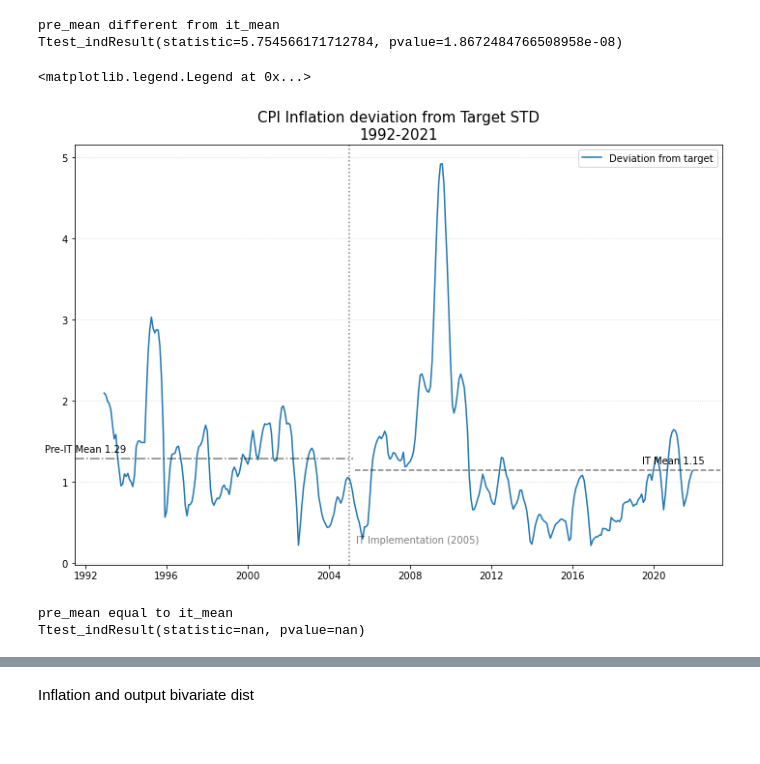
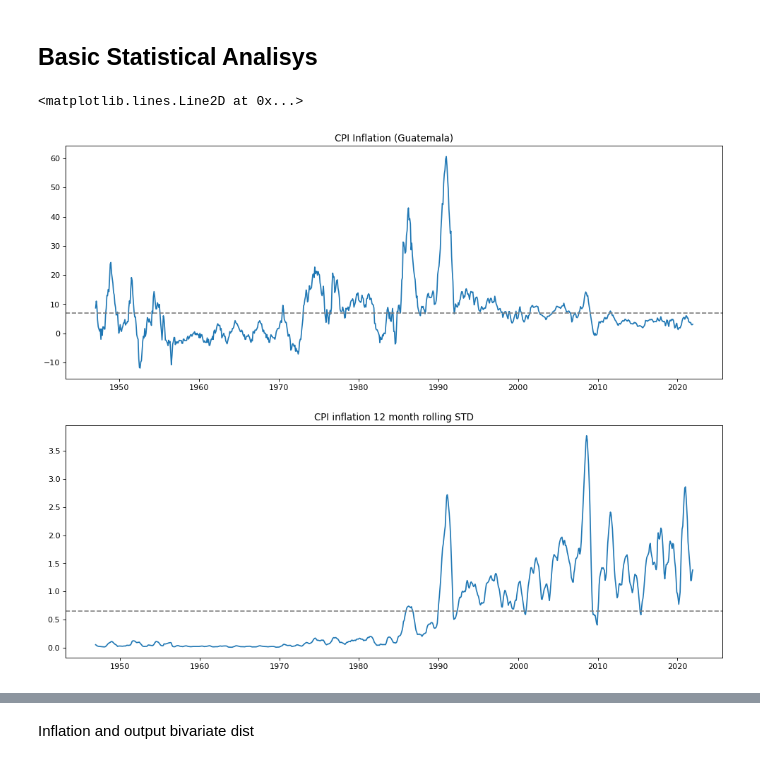
Before and after one commit to Marianojgm86/GARCH-CODES, a Jupyter notebook: 0_statistical-analisys.ipynb, the cells around one changed output, grey strips where cells are left out. Saved outputs shown, nothing was run; the diff lists cells and outputs as text; code cells hidden in the pictures.

```diff
--- a/0_statistical-analisys.ipynb
+++ b/0_statistical-analisys.ipynb
@@ -317,49 +17,2 @@ plt.legend()
-# %%
-# Test de diferencia de medias std
-from scipy import stats
-t_check=stats.ttest_ind(predf.desv_tar.values.tolist(),itdf.desv_tar.values.tolist())
-t_check
-alpha=0.05
-if(t_check[1]<alpha):
-    print('pre_mean different from it_mean')
-    print(t_check)
-else:
-    print('pre_mean equal to it_mean')
-    print(t_check)
-# %% [output]
-pre_mean different from it_mean
-Ttest_indResult(statistic=5.754566171712784, pvalue=1.8672484766508958e-08)
-# %%
-plt.figure(figsize=(12,8))
-plt.title('CPI Inflation deviation from Target STD\n1992-2021', fontsize=15)
-plt.plot(simdf.desv_tar_sd, label='Deviation from target')
-# plt.ylim([-1.5, 25])
-# plt.axhline(xmin=x0, xmax=x3, y=mean_all, color='k', linestyle='-')#, label='1995-2021 Mean {:.2f}'.format(np.mean(mean_all)))
-plt.axhline(xmin=x0, xmax=x1, y=vol_desv_pre, color='k', alpha = 0.5, linestyle='-.')#, label='Pre-IT Mean {:.2f}'.format(np.mean(pre_mean)))
-plt.axhline(xmin=x2, xmax=x3, y=vol_desv_it, color='k', alpha = 0.5, linestyle='--')#, label='IT Mean {:.2f}'.format(np.mean(it_mean)))
-plt.axvline(pd.to_datetime('2005-01-01'), color='k', linestyle=':', alpha=0.5)
-# plt.plot(simdf.v_cpi.rolling(12).mean(),linestyle='--', label='12-month rolling mean')
-plt.text(pd.to_datetime('2005-05-01'),0.25, 'IT Implementation (2005)', fontsize=10, alpha=0.5)
-plt.text(pd.to_datetime('1990-01-01'),vol_desv_pre+0.075, 'Pre-IT Mean {:.2f}'.format(vol_desv_pre), fontsize=10)
-plt.text(pd.to_datetime('2019-06-01'),vol_desv_it+0.075, 'IT Mean {:.2f}'.format(vol_desv_it), fontsize=10)
-# plt.text(pd.to_datetime('2018-01-01'),mean_all+0.15, '1995-2021 Mean {:.2f}'.format(np.mean(mean_all)), fontsize=10)
-plt.grid(axis='y', linestyle=':', alpha=0.5)
-plt.legend()
-# %% [output]
-<matplotlib.legend.Legend at 0x...>
-[figure, removed]
-# %%
-# Test de diferencia de medias std
-from scipy import stats
-t_check=stats.ttest_ind(predf.desv_tar_sd.values.tolist(),itdf.desv_tar_sd.values.tolist())
-t_check
-alpha=0.05
-if(t_check[1]<alpha):
-    print('pre_mean different from it_mean')
-    print(t_check)
-else:
-    print('pre_mean equal to it_mean')
-    print(t_check)
-# %% [output]
-pre_mean equal to it_mean
-Ttest_indResult(statistic=nan, pvalue=nan)
+# %% [markdown]
+## Basic Statistical Analisys
@@ -365,0 +27,14 @@ Ttest_indResult(statistic=nan, pvalue=nan)
+# %%
+# Ploting the data
+fig, axes = plt.subplots(2, 1, figsize=(15,12), dpi= 80)
+
+axes[0].plot(inf1['v_cpi'])
+axes[0].set_title('CPI Inflation (Guatemala)')
+axes[0].axhline(y=np.mean(inf1['v_cpi']), color='grey', linestyle='--')
+
+axes[1].plot(inf1['vol_cpi1'])
+axes[1].set_title('CPI inflation 12 month rolling STD')
+axes[1].axhline(y=np.mean(inf1['vol_cpi1']), color='grey', linestyle='--')
+# %% [output]
+<matplotlib.lines.Line2D at 0x...>
+[figure, added]
```
Also changed, not shown: parts of 44 cells of this notebook, 2 other files.
